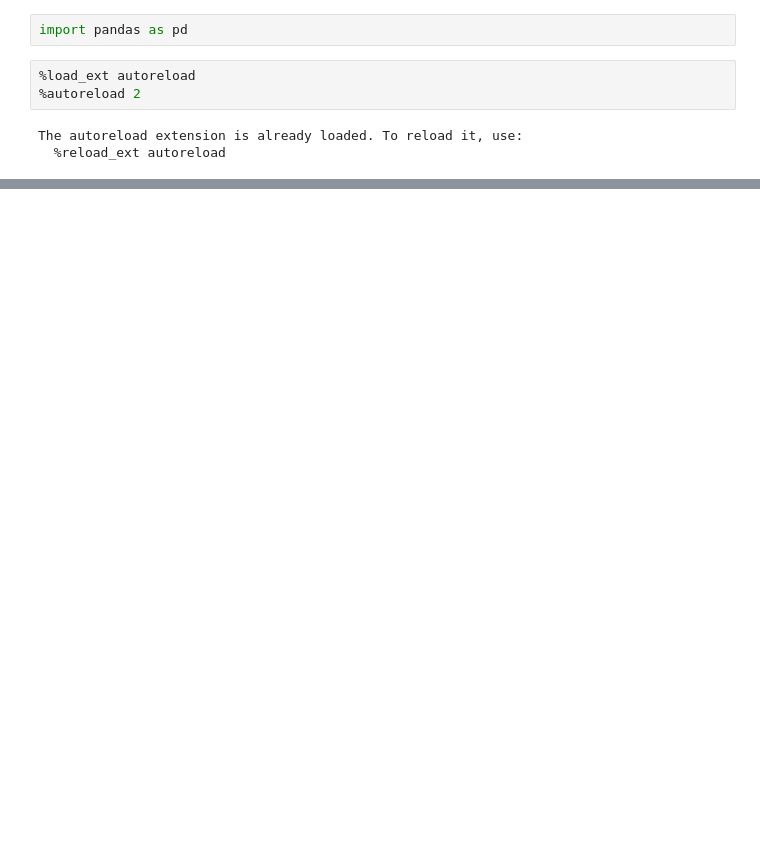
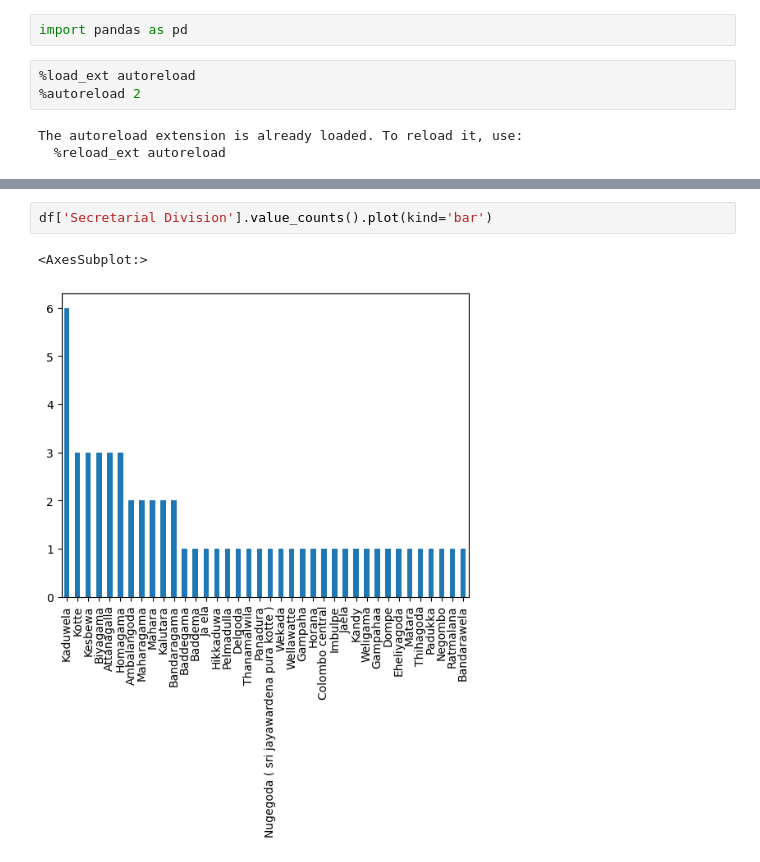
Before and after one commit to pcperera/energy-usage-sri-lanka, a Jupyter notebook: descriptive.ipynb, the cells around one changed output, grey strips where cells are left out. Saved outputs shown, nothing was run; the diff lists cells and outputs as text; blank space fills up the shorter version.

```diff
--- a/descriptive.ipynb
+++ b/descriptive.ipynb
@@ -109,0 +73,5 @@ new_df.shape
+# %%
+df['Secretarial Division'].value_counts().plot(kind='bar')
+# %% [output]
+<AxesSubplot:>
+[figure, added]
```
Also changed, not shown: parts of 13 cells of this notebook.
